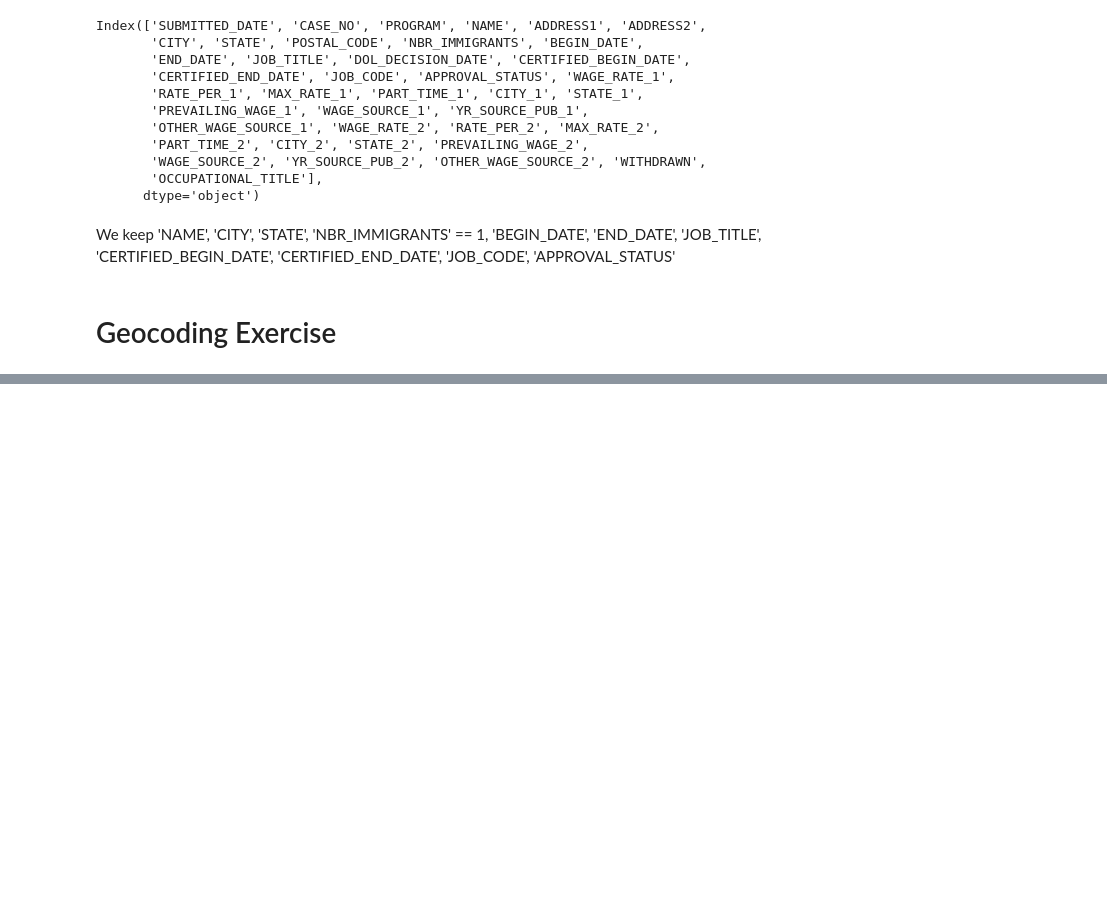
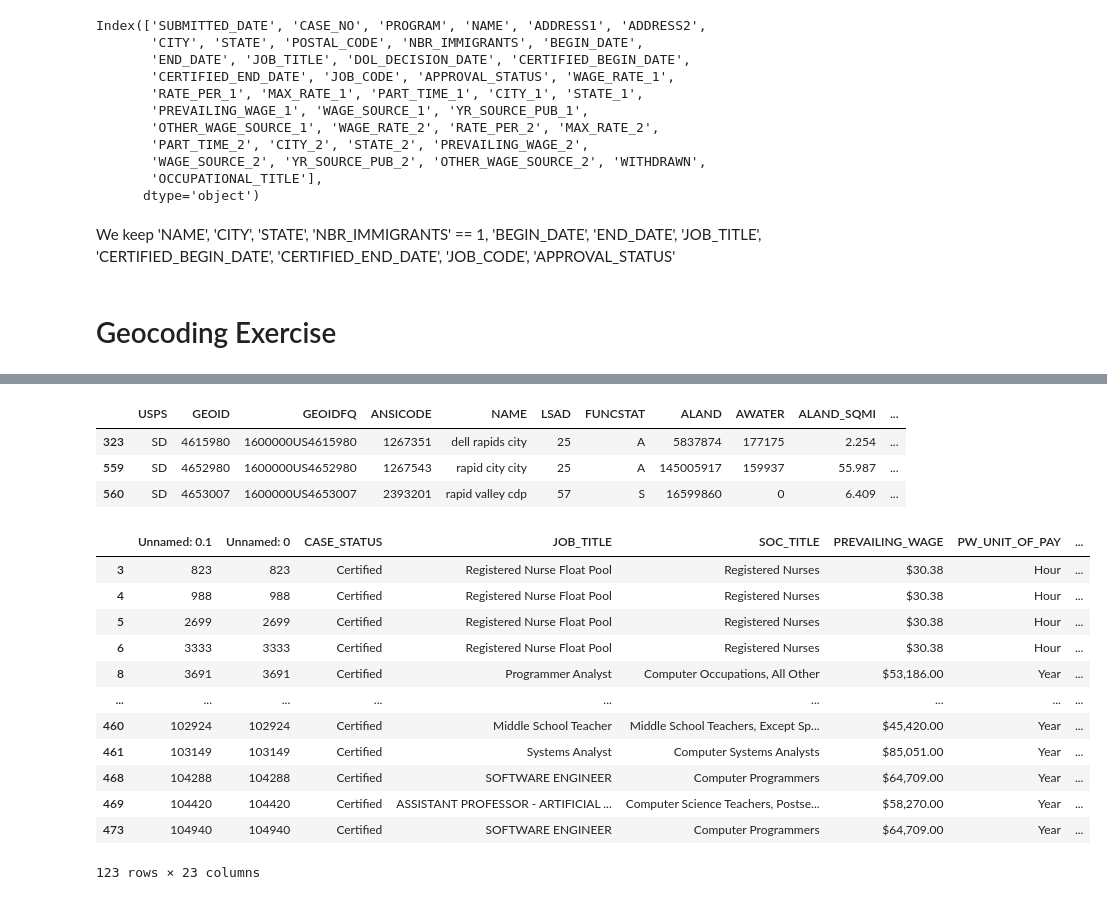
Before and after one commit to PBhandare/unit-3, a Jupyter notebook: data/H1BExploration.ipynb, the cells around one changed output, grey strips where cells are left out. Drawn from its saved outputs; the diff is of its cells as text; code cells hidden in the pictures; blank space fills up the shorter version.

```diff
--- a/data/H1BExploration.ipynb
+++ b/data/H1BExploration.ipynb
@@ -775,0 +851,15 @@ selectedApplicants
+# %%
+selectedApplicants["WORKSITE_CITY"] = selectedApplicants["WORKSITE_CITY"].str.strip().str.lower()
+selectedApplicants["WORKSITE_STATE"] = selectedApplicants["WORKSITE_STATE"].str.strip().str.upper()
+# %%
+selectedApplicants = selectedApplicants.merge(
+    gaz[["NAME", "USPS", "INTPTLAT", "INTPTLONG"]],
+    left_on=["WORKSITE_CITY", "WORKSITE_STATE"],
+    right_on=["NAME", "USPS"],
+    how="left"
+)
+# %%
+selectedApplicants = selectedApplicants.rename(columns={
+    "INTPTLAT": "lat",
+    "INTPTLONG": "lon"
+})
@@ -775,0 +882,7 @@ selectedApplicants
+# %%
+gaz[gaz["NAME"].str.contains("rapid", case=False, na=False)]
+# %% [output]
+|  | USPS | GEOID | GEOIDFQ | ANSICODE | NAME | LSAD | FUNCSTAT | ALAND | AWATER | ALAND_SQMI | ... |
+| 323 | SD | 4615980 | 1600000US4615980 | 1267351 | dell rapids city | 25 | A | 5837874 | 177175 | 2.254 | ... |
+| 559 | SD | 4652980 | 1600000US4652980 | 1267543 | rapid city city | 25 | A | 145005917 | 159937 | 55.987 | ... |
+| 560 | SD | 4653007 | 1600000US4653007 | 2393201 | rapid valley cdp | 57 | S | 16599860 | 0 | 6.409 | ... |
@@ -775,0 +898,18 @@ selectedApplicants
+# %%
+WYSDApplicants = selectedApplicants[selectedApplicants["WORKSITE_STATE"].isin(["SD", "WY"])].copy()
+# %%
+WYSDApplicants
+# %% [output]
+|  | Unnamed: 0.1 | Unnamed: 0 | CASE_STATUS | JOB_TITLE | SOC_TITLE | PREVAILING_WAGE | PW_UNIT_OF_PAY | ... |
+| 3 | 823 | 823 | Certified | Registered Nurse Float Pool | Registered Nurses | $30.38 | Hour | ... |
+| 4 | 988 | 988 | Certified | Registered Nurse Float Pool | Registered Nurses | $30.38 | Hour | ... |
+| 5 | 2699 | 2699 | Certified | Registered Nurse Float Pool | Registered Nurses | $30.38 | Hour | ... |
+| 6 | 3333 | 3333 | Certified | Registered Nurse Float Pool | Registered Nurses | $30.38 | Hour | ... |
+| 8 | 3691 | 3691 | Certified | Programmer Analyst | Computer Occupations, All Other | $53,186.00 | Year | ... |
+| ... | ... | ... | ... | ... | ... | ... | ... | ... |
+| 460 | 102924 | 102924 | Certified | Middle School Teacher | Middle School Teachers, Except Sp... | $45,420.00 | Year | ... |
+| 461 | 103149 | 103149 | Certified | Systems Analyst | Computer Systems Analysts | $85,051.00 | Year | ... |
+| 468 | 104288 | 104288 | Certified | SOFTWARE ENGINEER | Computer Programmers | $64,709.00 | Year | ... |
+| 469 | 104420 | 104420 | Certified | ASSISTANT PROFESSOR - ARTIFICIAL ... | Computer Science Teachers, Postse... | $58,270.00 | Year | ... |
+| 473 | 104940 | 104940 | Certified | SOFTWARE ENGINEER | Computer Programmers | $64,709.00 | Year | ... |
+123 rows × 23 columns
```
Also changed, not shown: parts of 24 cells of this notebook, 2 other files.
